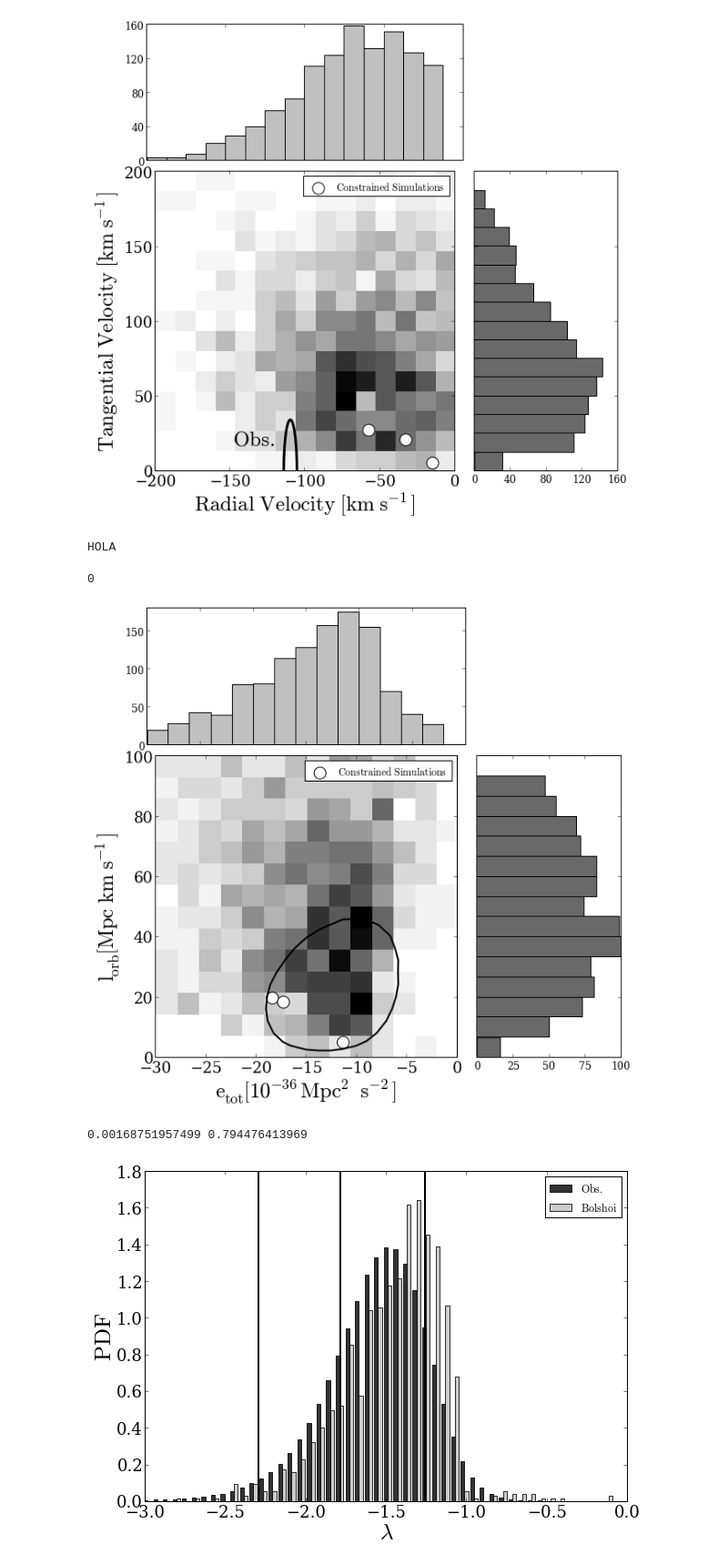
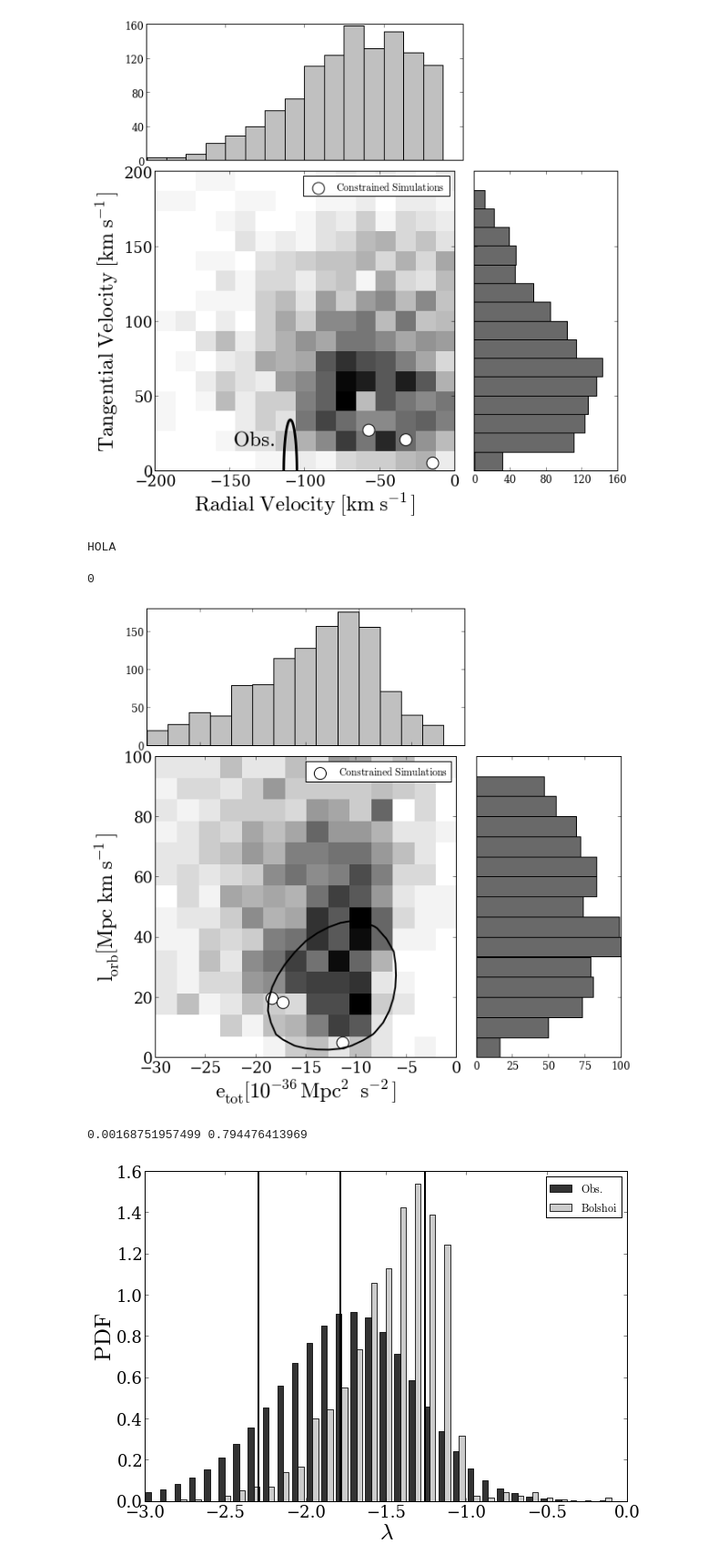
Before and after one commit to astroandes/LG_Kinematics, a Jupyter notebook: code/simulation_JE.ipynb, the cells around one changed output. Shown: that part at 91% size. Cells and saved outputs as stored; diff of their text form; code cells hidden in the pictures.

Commit message:
Ipython notebook is modified to include the explorative results on the lambda parameter

```diff
--- a/code/simulation_JE.ipynb
+++ b/code/simulation_JE.ipynb
@@ -12,7 +12,7 @@ E_UNITS = 1.0E-36
 L_UNITS = 1.0
 
 # Global filepaths
-data_path="/home/jeforero/Dropbox/LG_Kinematics/data/"
+data_path="/Users/forero/Dropbox/LG_Kinematics/data/"
 #data_path="/home/forero/Dropbox/"
 #data_path="/Users/forero/Dropbox/"
 # %%
@@ -28,6 +28,11 @@ print R_M31_sigma, sqrt(sum(R_M31*R_M31))
 R_M31 = R_M31 / 1000.0 # in Mpc
 R_M31_sigma = R_M31_sigma /1000.0
 
+M31_Mass = 1.5E12
+M31_Mass_sigma = 0.4E12
+MW_Mass = 1.5E12
+MW_Mass_sigma = 0.4E12
+
 Mass_Total = 3.14E12 # in units of Msun
 Mass_Total_sigma = 0.58E12
 # %% [output]
@@ -38,8 +43,17 @@ n_points = 1000000
 V_M31_MonteCarlo = zeros((n_points,3))
 R_M31_MonteCarlo = zeros((n_points,3))
 
-Mass_M31_MonteCarlo = random.normal(Mass_Total,Mass_Total_sigma, n_points)
-Reduced_Mass_MonteCarlo = random.normal(0.3*Mass_Total, 0.3*Mass_Total_sigma, n_points)
+#M31_Mass_MonteCarlo = random.rand(n_points)*(2.0*M31_Mass_sigma) + M31_Mass_sigma
+#MW_Mass_MonteCarlo = random.rand(n_points)*(2.0*MW_Mass_sigma) + MW_Mass_sigma
+
+M31_Mass_MonteCarlo = abs(random.normal(M31_Mass,M31_Mass_sigma, n_points))
+MW_Mass_MonteCarlo = abs(random.normal(MW_Mass,MW_Mass_sigma, n_points))
+
+
+#Total_Mass_MonteCarlo = M31_Mass_MonteCarlo + MW_Mass_MonteCarlo
+Total_Mass_MonteCarlo = random.normal(Mass_Total,Mass_Total_sigma, n_points)
+Reduced_Mass_MonteCarlo = (M31_Mass_MonteCarlo * MW_Mass_MonteCarlo)/Total_Mass_MonteCarlo
+
 for i in range(3):
     V_M31_MonteCarlo[:,i] = random.normal(V_M31[i],V_M31_sigma[i],n_points)
     R_M31_MonteCarlo[:,i] = random.normal(R_M31[i],R_M31_sigma[i],n_points)
@@ -50,7 +64,7 @@ J_norm = sqrt(J[:,0]**2 + J[:,1]**2 + J[:,2]**2) # and the norm
 R_M31_MonteCarlo_norm  = sqrt(R_M31_MonteCarlo[:,0]**2 + R_M31_MonteCarlo[:,1]**2 + R_M31_MonteCarlo[:,2]**2)
 E_kin = 0.5*(V_M31_MonteCarlo[:,0]**2 + V_M31_MonteCarlo[:,1]**2 + V_M31_MonteCarlo[:,2]**2)
 E_kin = E_kin * KM_TO_MPC * KM_TO_MPC
-E_pot = -G_GRAV * Mass_M31_MonteCarlo / R_M31_MonteCarlo_norm
+E_pot = -G_GRAV * Total_Mass_MonteCarlo / R_M31_MonteCarlo_norm
 
 E_kin = E_kin/E_UNITS
 E_pot = E_pot/E_UNITS
@@ -60,4 +74,6 @@ print amin(J_norm), amax(J_norm)
 print amin(E), amax(E)
 print amin((2.0*E_UNITS*E_kin/KM_TO_MPC/KM_TO_MPC)), amax((2.0*E_UNITS*E_kin/KM_TO_MPC/KM_TO_MPC)),
 print std((2.0*E_UNITS*E_kin/KM_TO_MPC/KM_TO_MPC))/mean((2.0*E_UNITS*E_kin/KM_TO_MPC/KM_TO_MPC)), 22.0/116.0, 0.58/3.1
+print amin(Total_Mass_MonteCarlo)
+print amin(Reduced_Mass_MonteCarlo)
 # %% [output]
@@ -67,5 +85,5 @@ print std((2.0*E_UNITS*E_kin/KM_TO_MPC/KM_TO_MPC))/mean((2.0*E_UNITS*E_kin/KM_TO
 # %%
 #run montecarlog for the lambda parameter
-lambda_obs = (Reduced_Mass_MonteCarlo**1.5) * (J_norm * L_UNITS * KM_TO_MPC)* sqrt(abs(E * E_UNITS)) / (G_GRAV * (Mass_M31_MonteCarlo)**(5.0/2.0))
+lambda_obs = (Reduced_Mass_MonteCarlo**1.5) * (J_norm * L_UNITS * KM_TO_MPC)* sqrt(abs(E * E_UNITS)) / (G_GRAV * (Total_Mass_MonteCarlo)**(5.0/2.0))
 print amin(lambda_obs), amax(lambda_obs)
 # %% [output]
@@ -275,7 +289,7 @@ MakeTempHistogramPlot(energy,angular_momentum,filename="test_EJ",
 # %% [output]
 HOLA
 0
-[figure, old version]
+[figure, new version]
 # %%
 #make the plot with the 'spin parameter'
 print amin(lambda_orbit), amax(lambda_orbit)
@@ -288,36 +302,36 @@ ticklabels_x = ax.get_xticklabels()
 ticklabels_y = ax.get_yticklabels()
 
 for label_x in ticklabels_x:
     label_x.set_fontsize(18)
     label_x.set_family('serif')
 for label_y in ticklabels_y:
     label_y.set_fontsize(18)
     label_y.set_family('serif')
 
-n, bins, patches = ax.hist([log10(lambda_obs),log10(lambda_orbit)], 80, normed=[0,0], color = ['black', 'silver'], alpha=0.8,
+n, bins, patches = ax.hist([log10(lambda_obs),log10(lambda_orbit)], 100,normed=[0,0], color = ['black', 'silver'], alpha=0.8,
                     label=["$\mathrm{Obs.}$","$\mathrm{Bolshoi}$"])
 legend()
 
 n_clues=3
 clues1=data_path+"pair_physical_vweb_IC10909.dat"
 clues2=data_path+"pair_physical_vweb_IC16953.dat"
 clues3=data_path+"pair_physical_vweb_IC2710.dat"
 clues=chararray([n_clues], itemsize=1024)
 clues[0]=clues1;clues[1]=clues2; clues[2]=clues3
 clues_data = np.zeros([n_clues,2])
 
 CLUES = log10(array([0.0163,0.0549,0.00507]))
 for x in CLUES:
     ax.axvline(x=x,ymin=0.0,ymax=3.0,c="black",linewidth=2)
 
-ax.set_xlim([-3.0,0])
+ax.set_xlim([-3.0,-0.0])
 filename='lambda_orbit'
 savefig(filename + '.eps',format = 'eps', transparent=True)
 savefig(filename + '.pdf',format = 'pdf', transparent=True)
 savefig(filename + '.png',format = 'png', transparent=True)
 # %% [output]
 0.00168751957499 0.794476413969
-[figure, old version]
+[figure, new version]
 # %%
 #Prepare the plots and data concerning the eigenvalues
 bolshoi_file  = data_path+"PaperLG-ProperMotion/data/pair_physical_vweb.dat"
```
Also changed, not shown: parts of 4 cells of this notebook.
